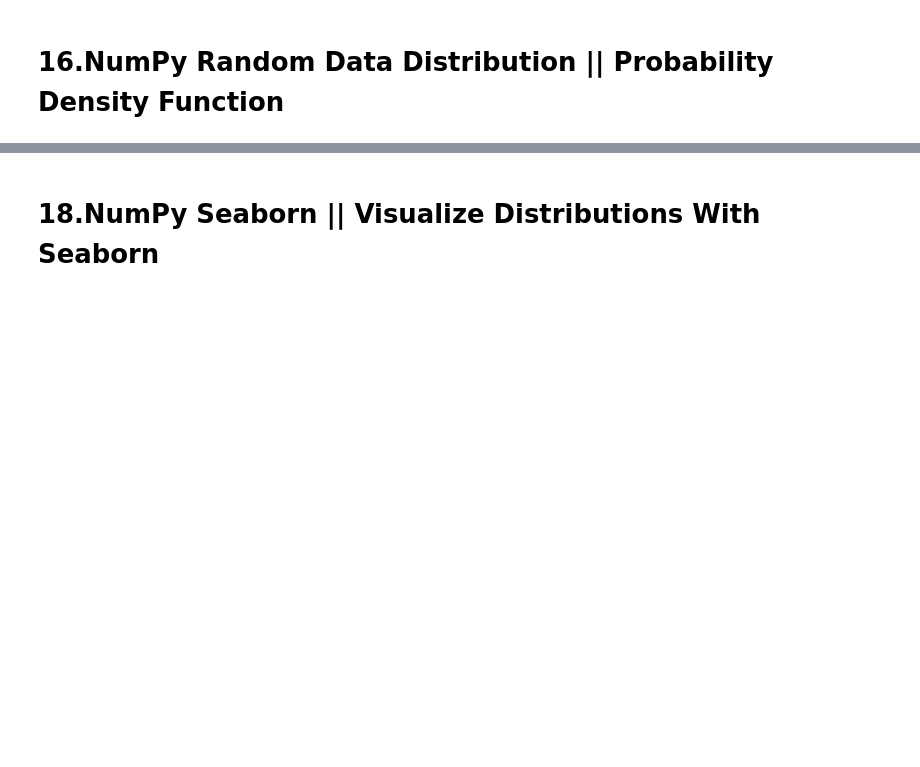
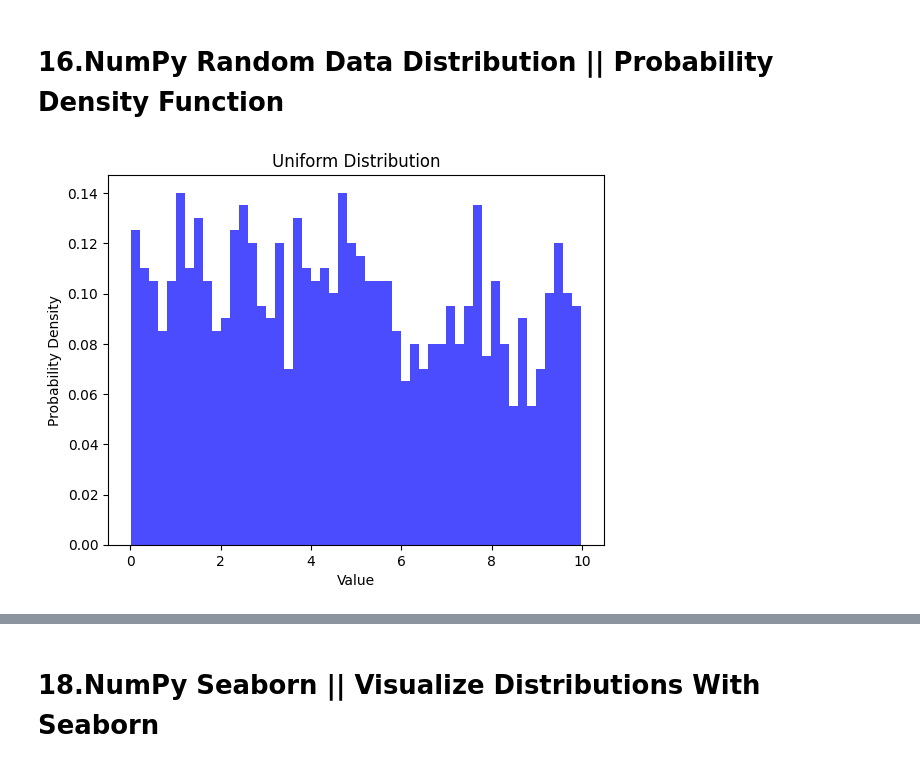
Before and after one commit to praveensinghaws/Python, a Jupyter notebook: DataCode_With_Sharad/2-Python_Numpy/4_NUMPY_LAB_16_20.ipynb, the cells around one changed output, grey strips where cells are left out. Drawn from its saved outputs; the diff is of its cells as text; code cells hidden in the pictures; blank space fills up the shorter version.

```diff
--- a/DataCode_With_Sharad/2-Python_Numpy/4_NUMPY_LAB_16_20.ipynb
+++ b/DataCode_With_Sharad/2-Python_Numpy/4_NUMPY_LAB_16_20.ipynb
@@ -1,2 +1,18 @@
 # %% [markdown]
 # 16.NumPy Random Data Distribution || Probability Density Function
+# %%
+# 1.Uniform Distribution:
+import numpy as np
+import matplotlib.pyplot as plt
+
+# Generate random numbers from a uniform distribution
+uniform_data = np.random.uniform(0, 10, 1000)  # Generate 1000 random numbers between 0 and 10
+
+# Plot the histogram to visualize the distribution
+plt.hist(uniform_data, bins=50, density=True, alpha=0.7, color='b')
+plt.title('Uniform Distribution')
+plt.xlabel('Value')
+plt.ylabel('Probability Density')
+plt.show()
+# %% [output]
+[figure, added]
```
Also changed, not shown: parts of 27 cells of this notebook, 1 other file.
